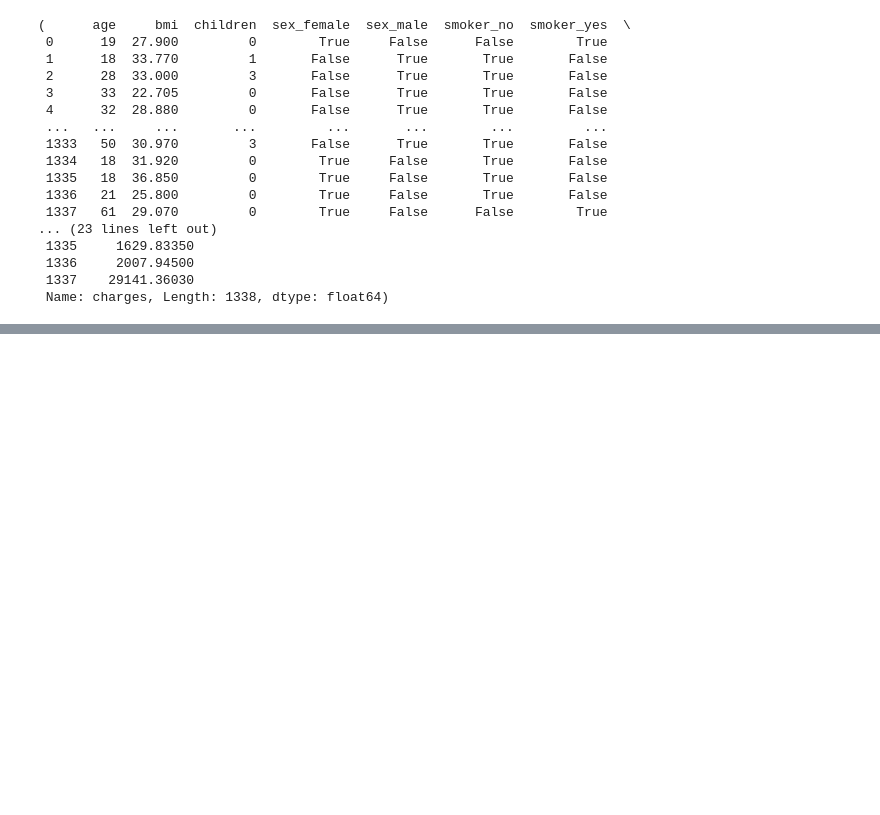
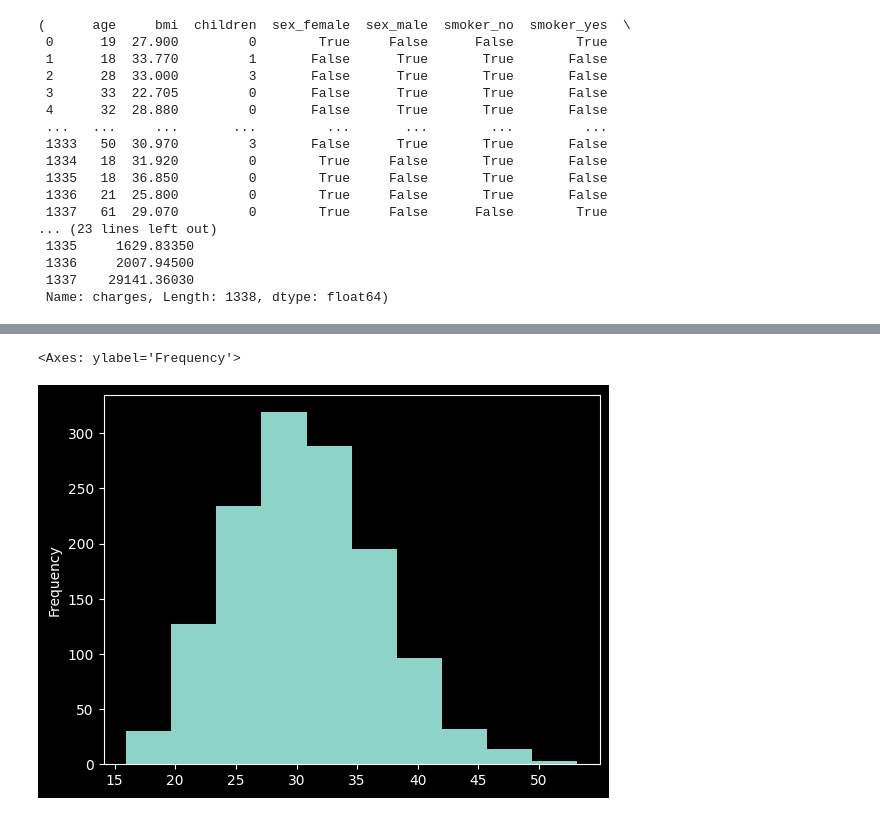
Before and after one commit to MERT-CKR/ZTM-Tensorflow-Course, a Jupyter notebook: 01 Neural network regression with TensorFlow/neural_network_regression.ipynb, the cells around one changed output, grey strips where cells are left out. Cells and saved outputs as stored; diff of their text form; code cells hidden in the pictures; blank space fills up the shorter version.

```diff
--- a/01 Neural network regression with TensorFlow/neural_network_regression.ipynb
+++ b/01 Neural network regression with TensorFlow/neural_network_regression.ipynb
@@ -1027,0 +1166,5 @@ insurance_model.compile(
+# %%
+X["bmi"].plot(kind="hist")
+# %% [output]
+<Axes: ylabel='Frequency'>
+[figure, added]
```
Also changed, not shown: parts of 13 cells of this notebook, 2 other files.
